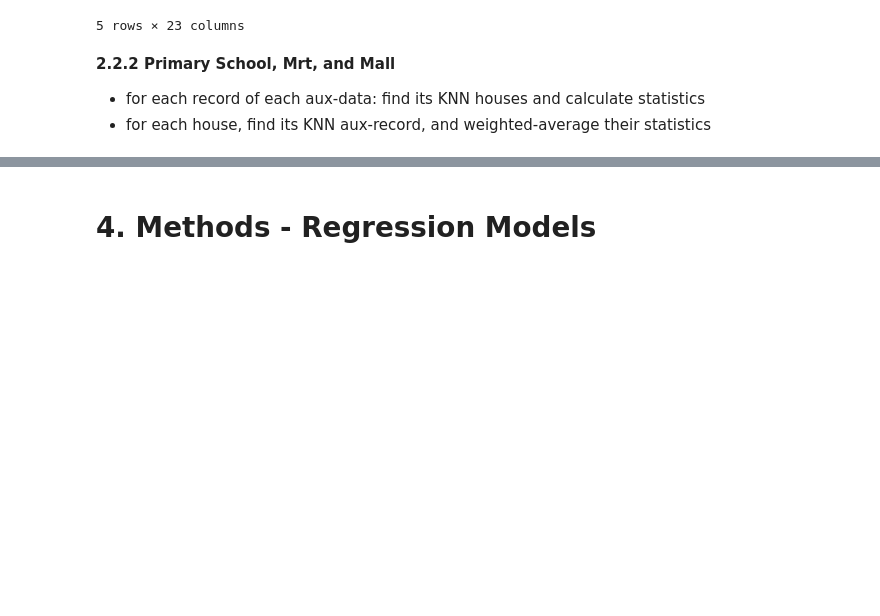
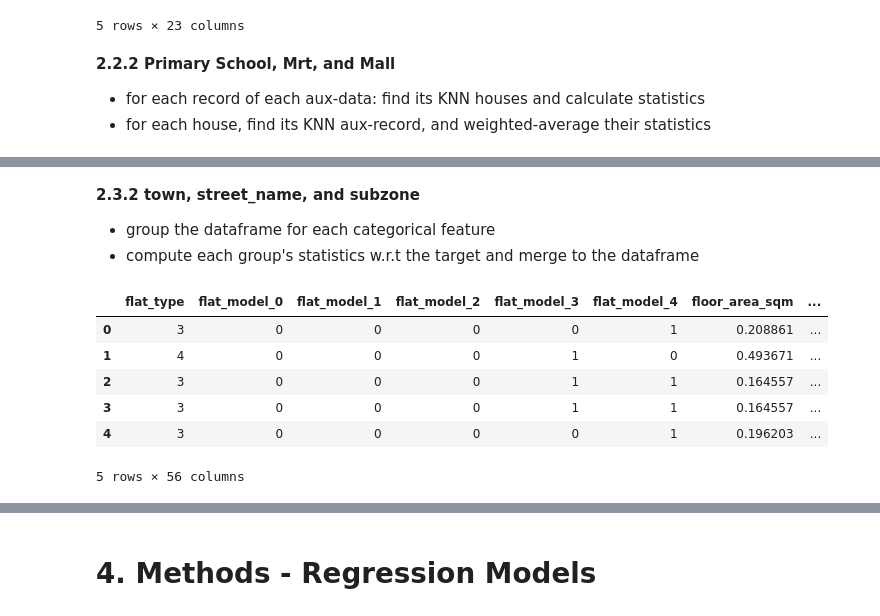
Before and after one commit to Guiltylife/CS5228-Team31-Project, a Jupyter notebook: cs5228-team31.ipynb, the cells around one changed output, grey strips where cells are left out. Cells and saved outputs as stored; diff of their text form; code cells hidden in the pictures; blank space fills up the shorter version.

```diff
--- a/cs5228-team31.ipynb
+++ b/cs5228-team31.ipynb
@@ -892,0 +858,28 @@ train_data.info()
+# %% [markdown]
+**2.3.2 town, street_name, and subzone**
+* group the dataframe for each categorical feature
+* compute each group's statistics w.r.t the target and merge to the dataframe
+# %%
+def merge_stats_to_dataset(dataset, stats_df, group_column):
+    """Merge the computed statistics to the dataset."""
+    merged_dataset = dataset.merge(stats_df, on=group_column, how='left')
+    return merged_dataset
+
+datasets = [train_data, test_data]
+# Compute and merge statistics for each categorical column
+for group_column in ['town', 'street_name', 'subzone']:
+    stats_df = compute_grouped_stats(train_data, group_column, 'monthly_rent')
+    for idx, dataset in enumerate(datasets):
+        dataset = merge_stats_to_dataset(dataset, stats_df, group_column)
+        datasets[idx] = encode_drop(dataset, group_column)
+
+train_data, test_data = datasets
+train_data.head()
+# %% [output]
+|  | flat_type | flat_model_0 | flat_model_1 | flat_model_2 | flat_model_3 | flat_model_4 | floor_area_sqm | ... |
+| 0 | 3 | 0 | 0 | 0 | 0 | 1 | 0.208861 | ... |
+| 1 | 4 | 0 | 0 | 0 | 1 | 0 | 0.493671 | ... |
+| 2 | 3 | 0 | 0 | 0 | 1 | 1 | 0.164557 | ... |
+| 3 | 3 | 0 | 0 | 0 | 1 | 1 | 0.164557 | ... |
+| 4 | 3 | 0 | 0 | 0 | 0 | 1 | 0.196203 | ... |
+5 rows × 56 columns
```
Also changed, not shown: parts of 16 cells of this notebook.
